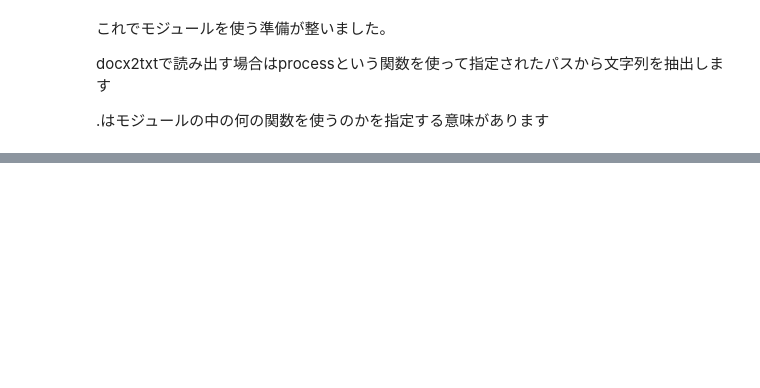
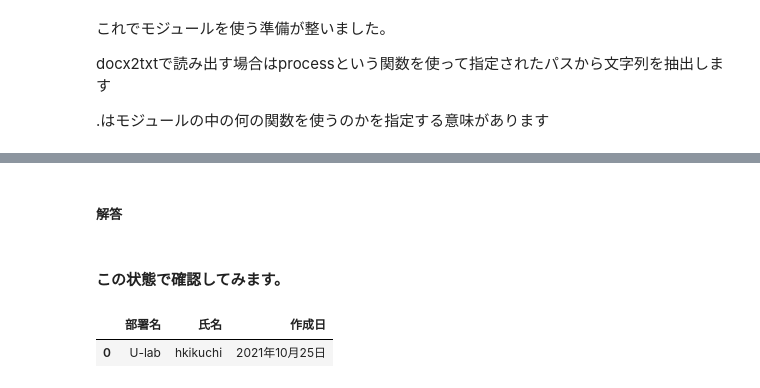
Before and after one commit to HinataKikuchi/Python_study_group, a Jupyter notebook: Lesson0.ipynb, the cells around one changed output, grey strips where cells are left out. Drawn from its saved outputs; the diff is of its cells as text; code cells hidden in the pictures; blank space fills up the shorter version.

```diff
--- a/Lesson0.ipynb
+++ b/Lesson0.ipynb
@@ -288,0 +374,3 @@ text.split('\n')
+# %%
+df = pandas.DataFrame(columns=['部署名', '氏名', '作成日'])
+df
@@ -288,0 +394,13 @@ text.split('\n')
+# %% [markdown]
+##### 解答
+# %%
+df['部署名'] = ['U-lab']
+df['氏名'] = ['hkikuchi']
+df['作成日'] = ['2021年10月25日']
+# %% [markdown]
+#### この状態で確認してみます。
+# %%
+df
+# %% [output]
+|  | 部署名 | 氏名 | 作成日 |
+| 0 | U-lab | hkikuchi | 2021年10月25日 |
```
Also changed, not shown: parts of 83 cells of this notebook.
